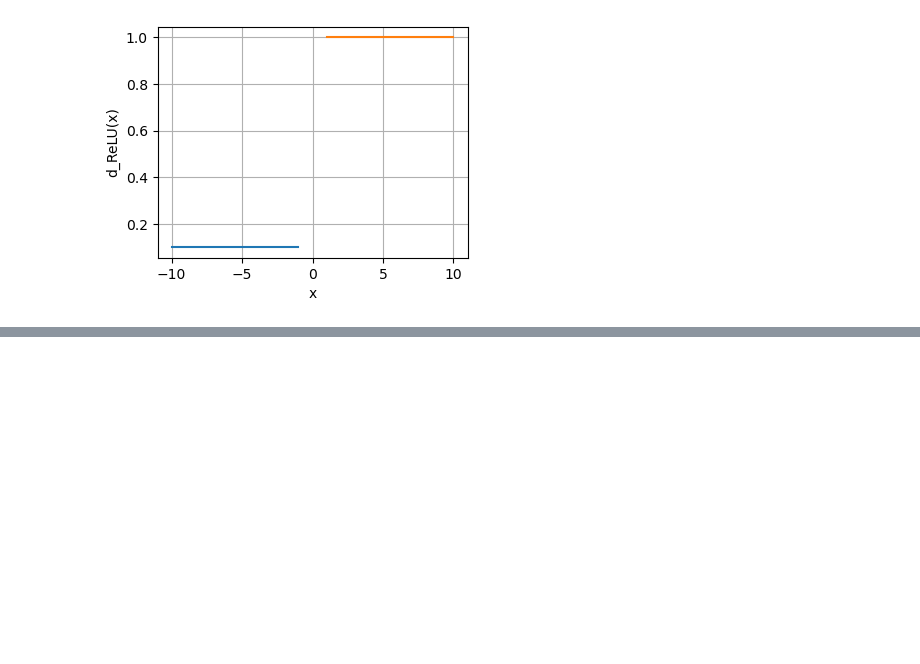
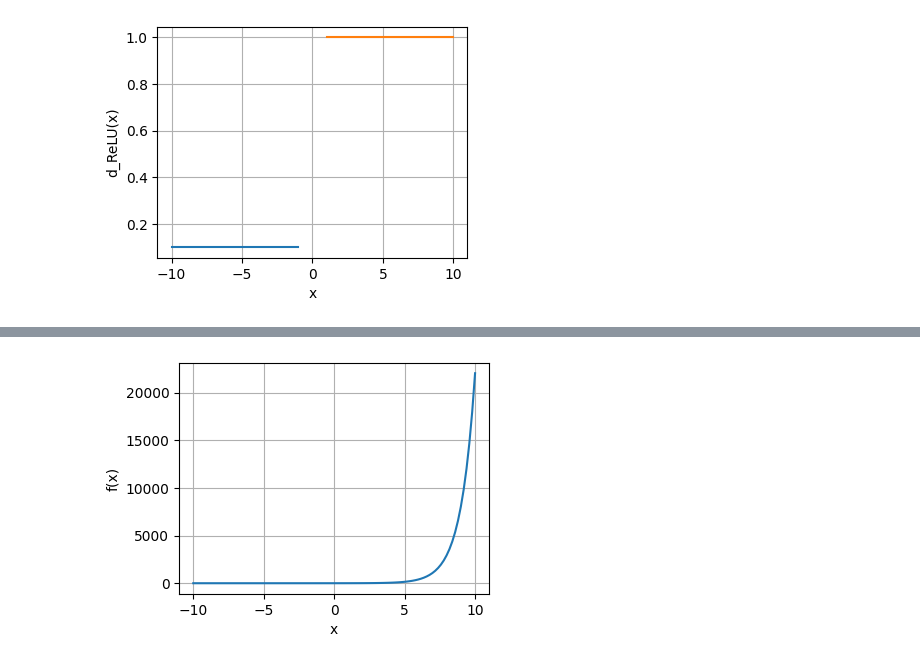
Before and after one commit to Rayato159/data-scienece, a Jupyter notebook: ActivationFunctions.ipynb, the cells around one changed output, grey strips where cells are left out. Drawn from its saved outputs; the diff is of its cells as text; code cells hidden in the pictures; blank space fills up the shorter version.

```diff
--- a/ActivationFunctions.ipynb
+++ b/ActivationFunctions.ipynb
@@ -38,6 +38,9 @@ def leaky_relu(x):
 def softmax(x):
     exp_x = np.exp(x)
     return exp_x/sum(exp_x)
+# %%
+def e_power_x(x):
+    return np.exp(x)
 # %%
 def d_softmax(x, dx=0.000001):
     s = softmax(x)
@@ -183,0 +187,8 @@ visualization(ax, 'CE(x)', x, y)
+# %%
+x = np.linspace(-10, 10, 100)
+y = e_power_x(x)
+
+fig, ax = plt.subplots(figsize=(4, 3))
+visualization(ax, 'f(x)', x, y)
+# %% [output]
+[figure, added]
```
Also changed, not shown: parts of 4 cells of this notebook, 1 other file.
